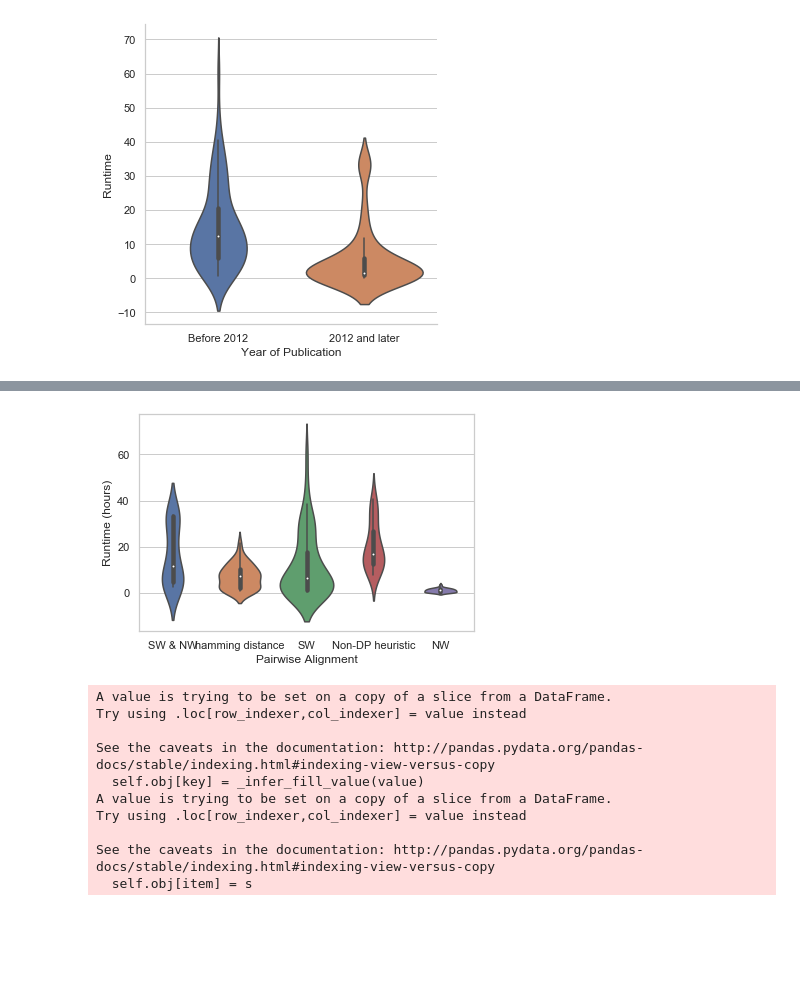
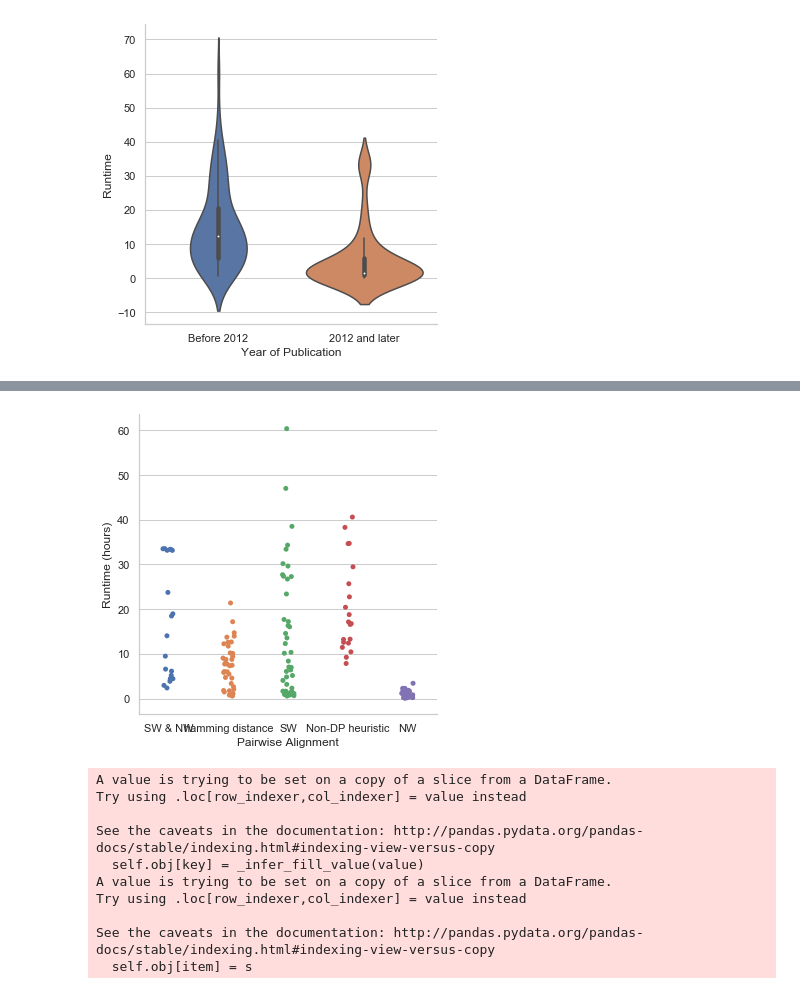
Before and after one commit to Mangul-Lab-USC/technology.dictates.algorithms, a Jupyter notebook: notebooks/runtime_figures.ipynb, the cells around one changed output, grey strips where cells are left out. Saved outputs shown, nothing was run; the diff lists cells and outputs as text; code cells hidden in the pictures; blank space fills up the shorter version.

```diff
--- a/notebooks/runtime_figures.ipynb
+++ b/notebooks/runtime_figures.ipynb
@@ -72,9 +72,9 @@ plt.show()
 # %%
-ax = sns.violinplot(data = rtyear_new, x = 'local', y = 'runtime', scale = 'count')
+ax = sns.catplot(data = rtyear_new, x = 'local', y = 'runtime')
 ax.set(xlabel = 'Pairwise Alignment', ylabel = 'Runtime (hours)')
 plt.show()
 # %% [output]
-[figure, old version]
+[figure, new version]
 # %%
 data_index = data[['Aligner', 'Indexing_algorithm']]
 data_index.loc[:,'aligner_lower'] = data_index.loc[:,'Aligner'].str.lower()
```
Also changed, not shown: parts of 2 cells of this notebook.
